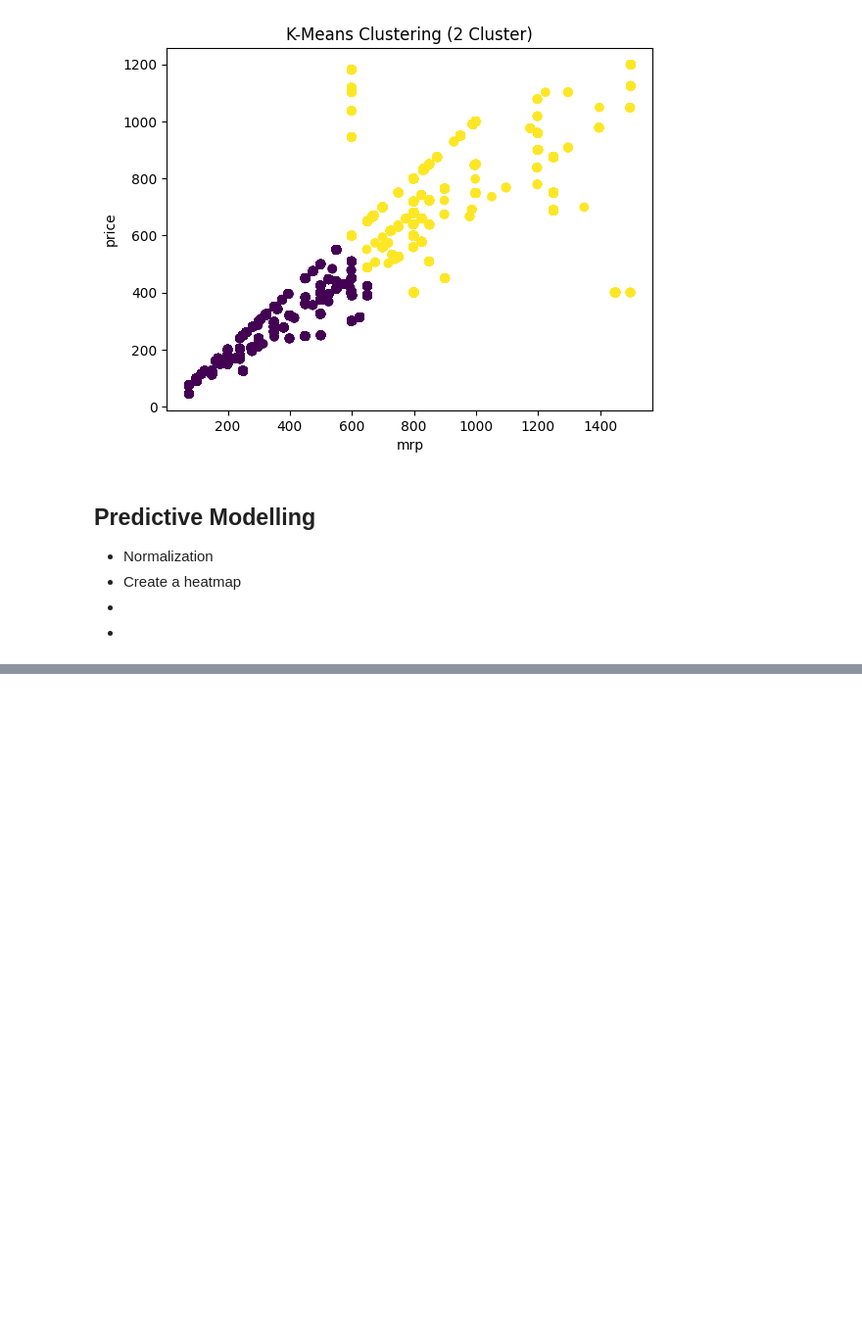
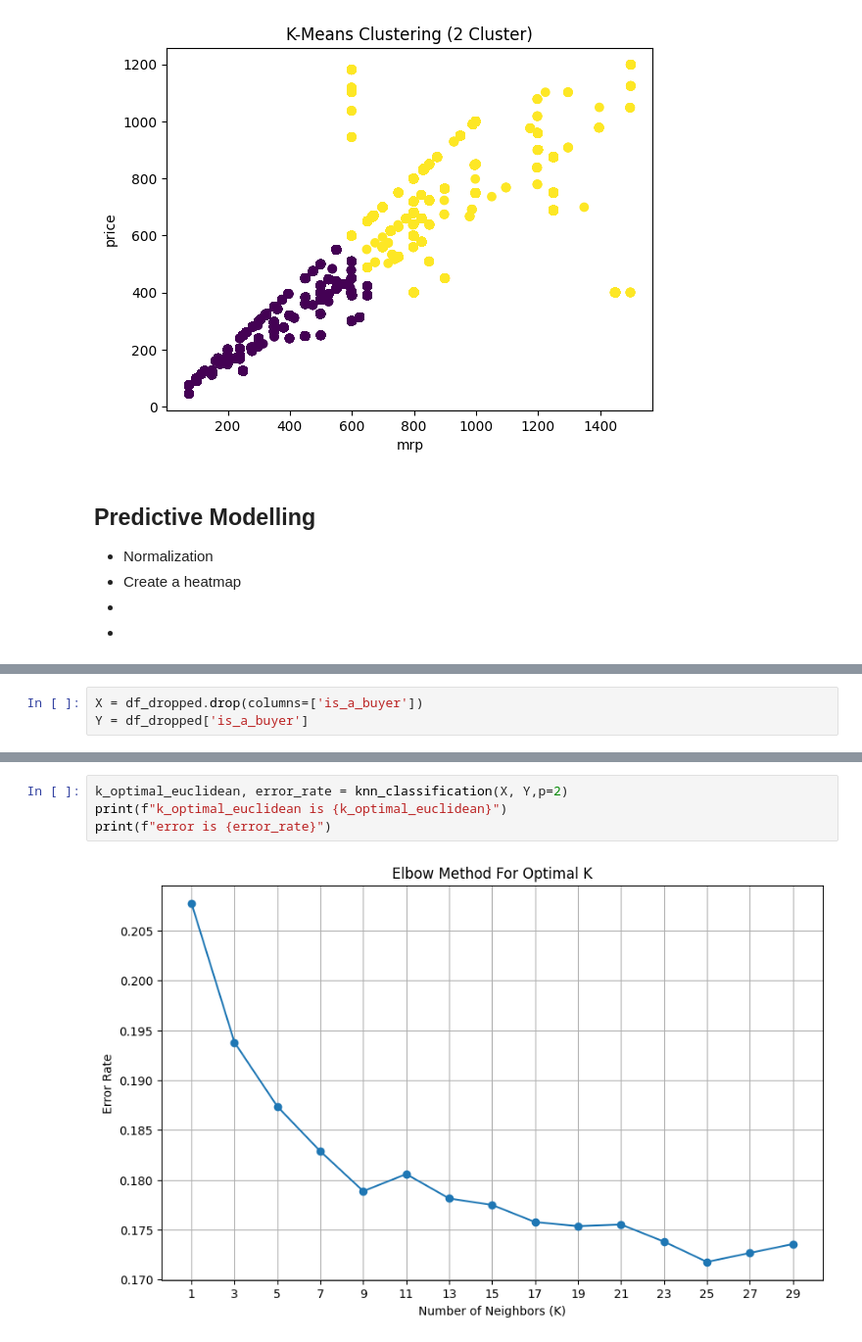
Before and after one commit to MertKilincer/Customer_Verify_Classification, a Jupyter notebook: project.ipynb, the cells around one changed output, grey strips where cells are left out. Shown at 98% size. Saved outputs shown, nothing was run; the diff lists cells and outputs as text; blank space fills up the shorter version.

```diff
--- a/project.ipynb
+++ b/project.ipynb
@@ -578,0 +587,3 @@ plt.show()
+# %%
+X = df_dropped.drop(columns=['is_a_buyer'])
+Y = df_dropped['is_a_buyer']
@@ -578,0 +639,6 @@ plt.show()
+# %%
+k_optimal_euclidean, error_rate = knn_classification(X, Y,p=2)
+print(f"k_optimal_euclidean is {k_optimal_euclidean}")
+print(f"error is {error_rate}")
+# %% [output]
+[figure, added]
```
Also changed, not shown: parts of 16 cells of this notebook.
